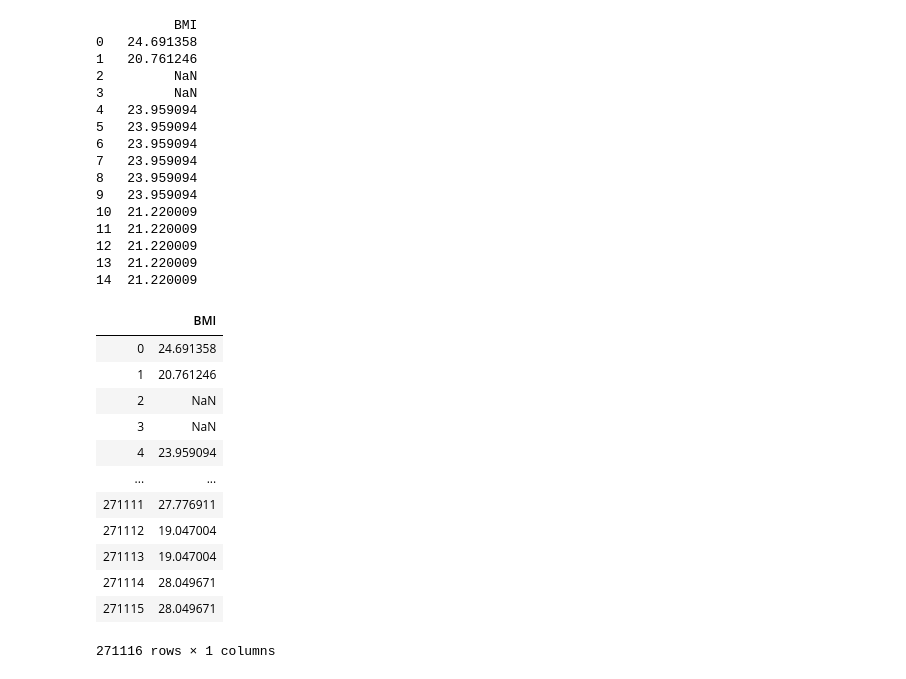
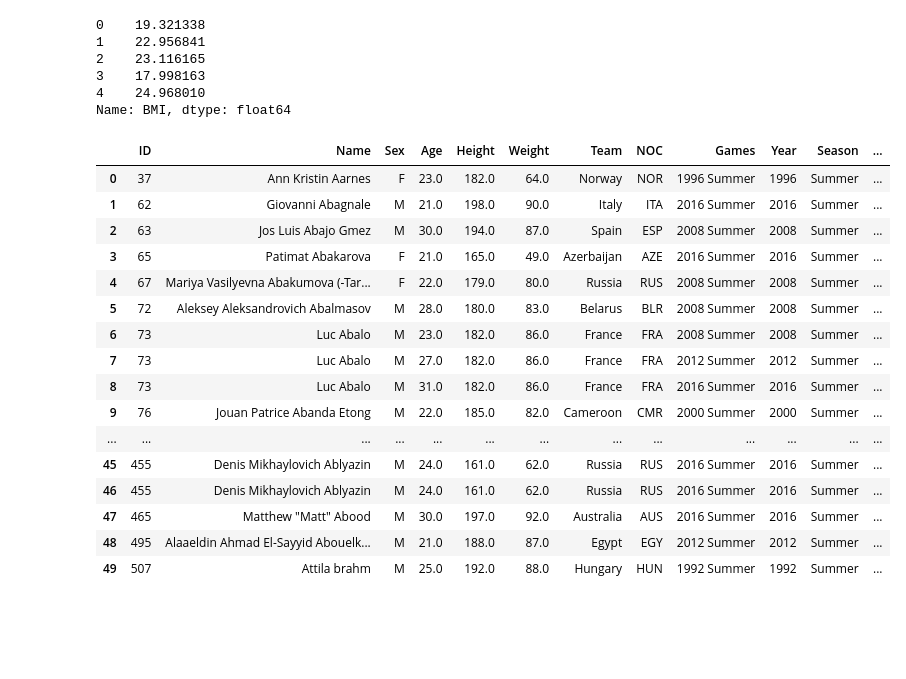
Before and after one commit to leo-evo/CV0003_MiniProj, a Jupyter notebook: LinearRegression.ipynb, the cells around one changed output. Saved outputs shown, nothing was run; the diff lists cells and outputs as text; code cells hidden in the pictures; blank space fills up the shorter version.

```diff
--- a/LinearRegression.ipynb
+++ b/LinearRegression.ipynb
@@ -55,32 +68,2 @@ float64
 # %%
-bmi(events_weight, events_height)
+# bmi(events_weight, events_height)
-# %% [output]
-          BMI
-0   24.691358
-1   20.761246
-2         NaN
-3         NaN
-4   23.959094
-5   23.959094
-6   23.959094
-7   23.959094
-8   23.959094
-9   23.959094
-10  21.220009
-11  21.220009
-12  21.220009
-13  21.220009
-14  21.220009
-|  | BMI |
-| 0 | 24.691358 |
-| 1 | 20.761246 |
-| 2 | NaN |
-| 3 | NaN |
-| 4 | 23.959094 |
-| ... | ... |
-| 271111 | 27.776911 |
-| 271112 | 19.047004 |
-| 271113 | 19.047004 |
-| 271114 | 28.049671 |
-| 271115 | 28.049671 |
-271116 rows × 1 columns
@@ -93,3 +70,30 @@ print(events_weight.head())
+# %%
+print(df.BMI.head())
+df.head(50)
+# %% [output]
+0    19.321338
+1    22.956841
+2    23.116165
+3    17.998163
+4    24.968010
+Name: BMI, dtype: float64
+|  | ID | Name | Sex | Age | Height | Weight | Team | NOC | Games | Year | Season | ... |
+| 0 | 37 | Ann Kristin Aarnes | F | 23.0 | 182.0 | 64.0 | Norway | NOR | 1996 Summer | 1996 | Summer | ... |
+| 1 | 62 | Giovanni Abagnale | M | 21.0 | 198.0 | 90.0 | Italy | ITA | 2016 Summer | 2016 | Summer | ... |
+| 2 | 63 | Jos Luis Abajo Gmez | M | 30.0 | 194.0 | 87.0 | Spain | ESP | 2008 Summer | 2008 | Summer | ... |
+| 3 | 65 | Patimat Abakarova | F | 21.0 | 165.0 | 49.0 | Azerbaijan | AZE | 2016 Summer | 2016 | Summer | ... |
+| 4 | 67 | Mariya Vasilyevna Abakumova (-Tar... | F | 22.0 | 179.0 | 80.0 | Russia | RUS | 2008 Summer | 2008 | Summer | ... |
+| 5 | 72 | Aleksey Aleksandrovich Abalmasov | M | 28.0 | 180.0 | 83.0 | Belarus | BLR | 2008 Summer | 2008 | Summer | ... |
+| 6 | 73 | Luc Abalo | M | 23.0 | 182.0 | 86.0 | France | FRA | 2008 Summer | 2008 | Summer | ... |
+| 7 | 73 | Luc Abalo | M | 27.0 | 182.0 | 86.0 | France | FRA | 2012 Summer | 2012 | Summer | ... |
+| 8 | 73 | Luc Abalo | M | 31.0 | 182.0 | 86.0 | France | FRA | 2016 Summer | 2016 | Summer | ... |
+| 9 | 76 | Jouan Patrice Abanda Etong | M | 22.0 | 185.0 | 82.0 | Cameroon | CMR | 2000 Summer | 2000 | Summer | ... |
+| ... | ... | ... | ... | ... | ... | ... | ... | ... | ... | ... | ... | ... |
+| 45 | 455 | Denis Mikhaylovich Ablyazin | M | 24.0 | 161.0 | 62.0 | Russia | RUS | 2016 Summer | 2016 | Summer | ... |
+| 46 | 455 | Denis Mikhaylovich Ablyazin | M | 24.0 | 161.0 | 62.0 | Russia | RUS | 2016 Summer | 2016 | Summer | ... |
+| 47 | 465 | Matthew "Matt" Abood | M | 30.0 | 197.0 | 92.0 | Australia | AUS | 2016 Summer | 2016 | Summer | ... |
+| 48 | 495 | Alaaeldin Ahmad El-Sayyid Abouelk... | M | 21.0 | 188.0 | 87.0 | Egypt | EGY | 2012 Summer | 2012 | Summer | ... |
+| 49 | 507 | Attila brahm | M | 25.0 | 192.0 | 88.0 | Hungary | HUN | 1992 Summer | 1992 | Summer | ... |
 # %%
 ## Linear regression function for multi-variate analysis
 
```
Also changed, not shown: parts of 12 cells of this notebook.
